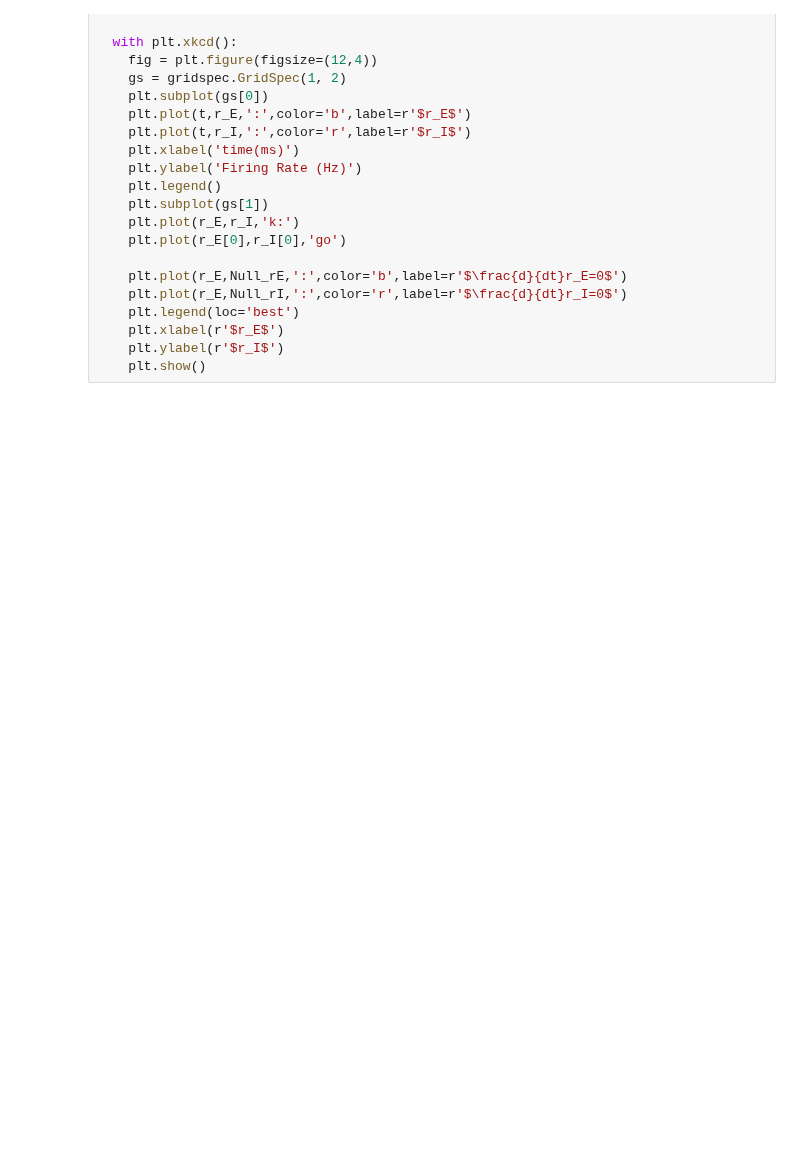
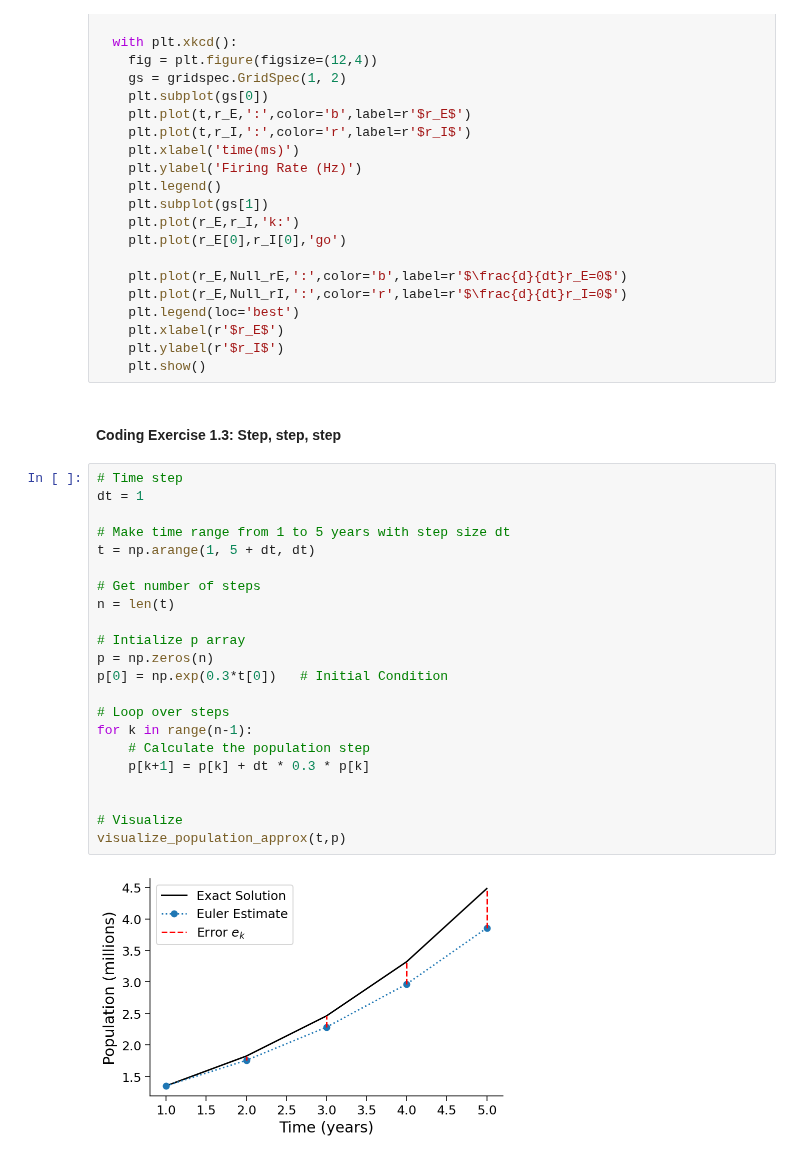
Before and after one commit to ivonnerubio/Neuromatch-Academy-Computational-Neuroscience, a Jupyter notebook: Calculus/Numerical Equations.ipynb, the cells around one changed output. Cells and saved outputs as stored; diff of their text form; blank space fills up the shorter version.

Commit message:
adding time step for loop

```diff
--- a/Calculus/Numerical Equations.ipynb
+++ b/Calculus/Numerical Equations.ipynb
@@ -216,3 +216,29 @@ def plot_rErI_Matrix(t, r_E, r_I, Null_rE, Null_rI):
     plt.xlabel(r'$r_E$')
     plt.ylabel(r'$r_I$')
     plt.show()
+# %% [markdown]
+#### Coding Exercise 1.3: Step, step, step
+# %%
+# Time step
+dt = 1
+
+# Make time range from 1 to 5 years with step size dt
+t = np.arange(1, 5 + dt, dt)
+
+# Get number of steps
+n = len(t)
+
+# Intialize p array
+p = np.zeros(n)
+p[0] = np.exp(0.3*t[0])   # Initial Condition
+
+# Loop over steps
+for k in range(n-1):
+    # Calculate the population step
+    p[k+1] = p[k] + dt * 0.3 * p[k]
+
+
+# Visualize
+visualize_population_approx(t,p)
+# %% [output]
+[figure, added]
```
